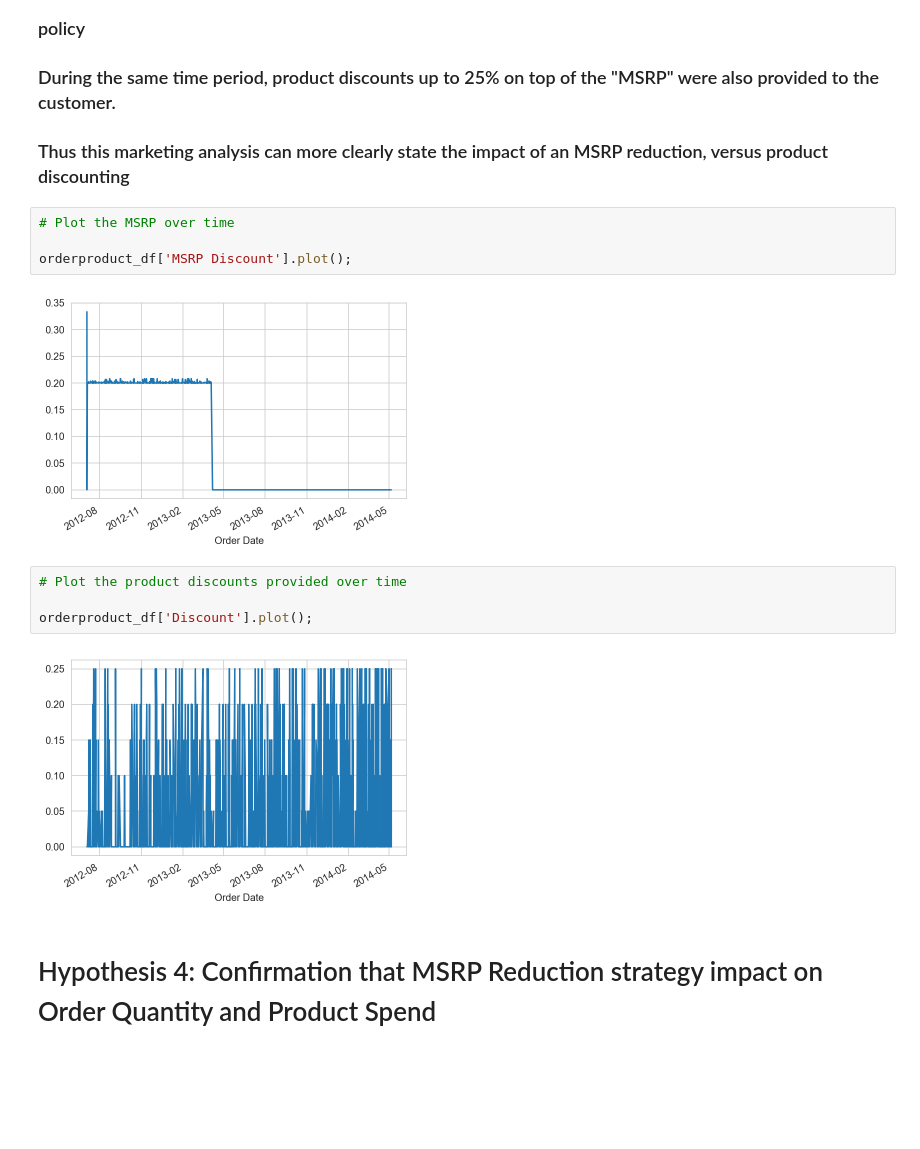
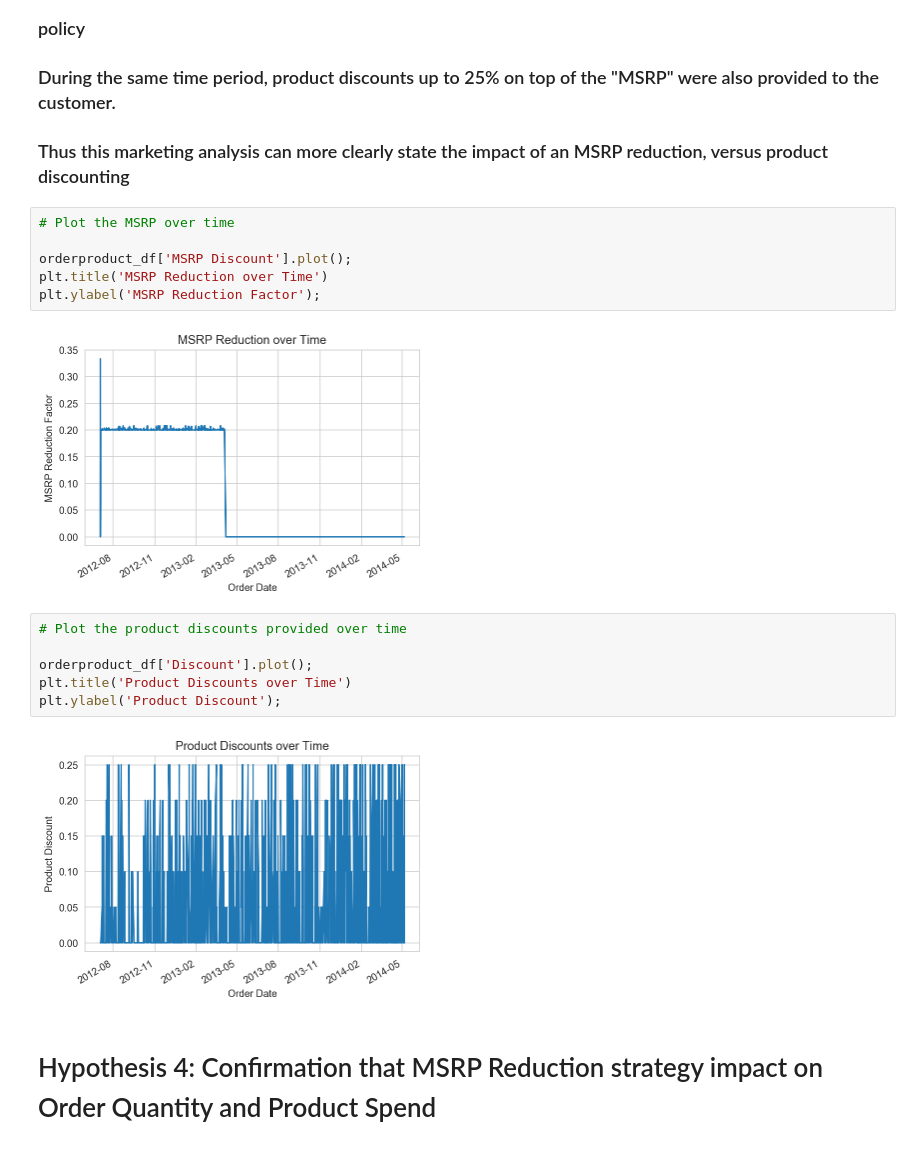
Before and after one commit to sn95033/Northwind-Marketing-Strategies, a Jupyter notebook: Northwind Database Analysis v6.2.ipynb, the cells around one changed output. Cells and saved outputs as stored; diff of their text form; blank space fills up the shorter version.

```diff
--- a/Northwind Database Analysis v6.ipynb
+++ b/Northwind Database Analysis v6.2.ipynb
@@ -1117,14 +1121,18 @@ orderproduct_df['Net Discounts'].plot();
 # Plot the MSRP over time
 
 orderproduct_df['MSRP Discount'].plot();
+plt.title('MSRP Reduction over Time')
+plt.ylabel('MSRP Reduction Factor');
 # %% [output]
-[figure, old version]
+[figure, new version]
 # %%
 # Plot the product discounts provided over time
 
 orderproduct_df['Discount'].plot();
+plt.title('Product Discounts over Time')
+plt.ylabel('Product Discount');
 # %% [output]
-[figure, old version]
+[figure, new version]
 # %% [markdown]
 #  Hypothesis 4:  Confirmation that MSRP Reduction strategy impact on Order Quantity and Product Spend
 # %%
```
Also changed, not shown: parts of 6 cells of this notebook, 2 other files.
